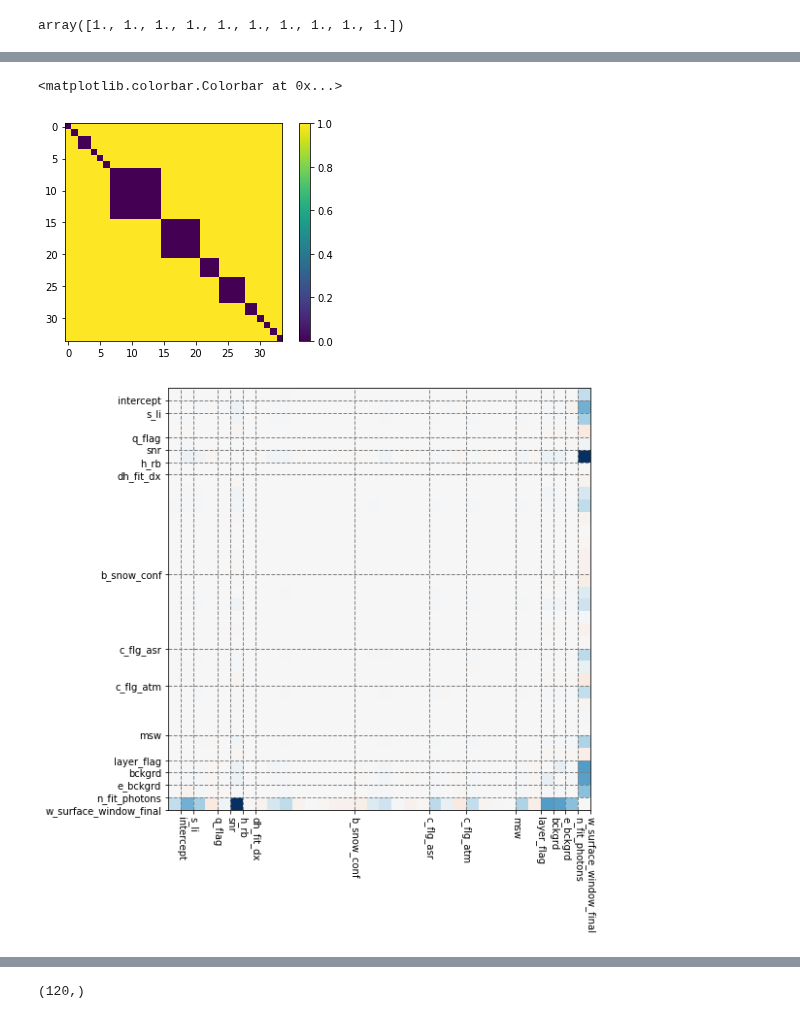
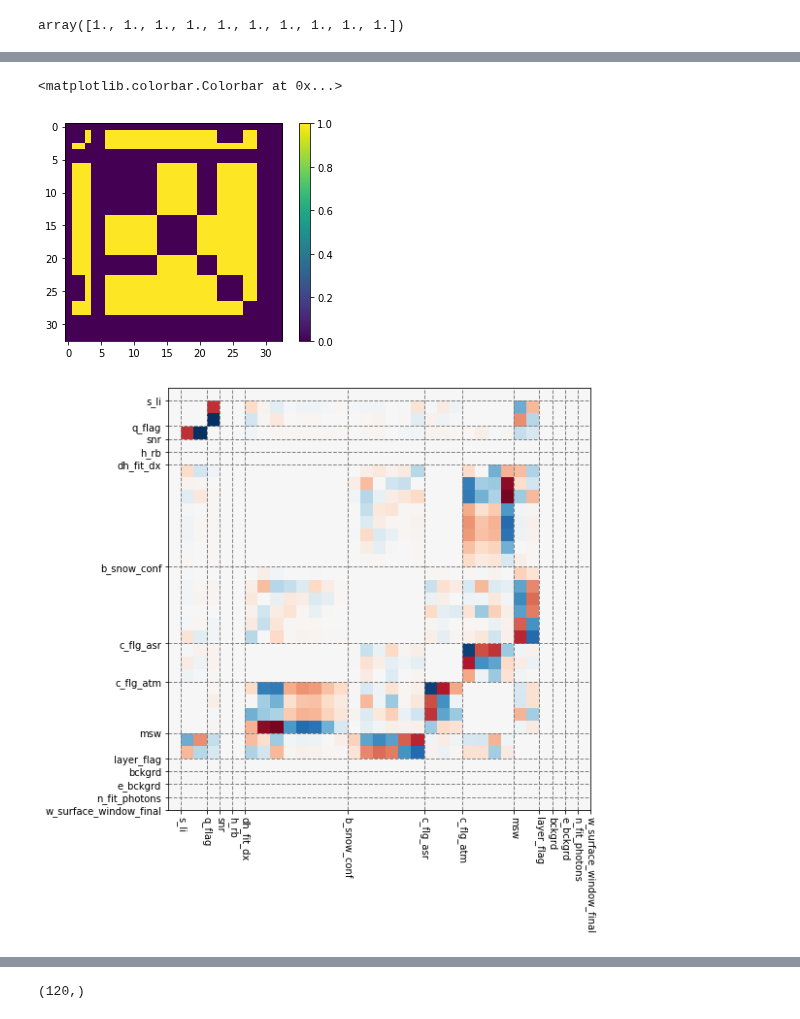
Before and after one commit to ICESAT-2HackWeek/CloudMask, a Jupyter notebook: mixed_graphical_model.ipynb, the cells around one changed output, grey strips where cells are left out. Saved outputs shown, nothing was run; the diff lists cells and outputs as text; code cells hidden in the pictures.

```diff
--- a/mixed_graphical_model.ipynb
+++ b/mixed_graphical_model.ipynb
@@ -308,7 +308,7 @@ class full_loss(rr.smooth_atom):
                  initial=None):
 
         (self.X,
-         self.symmetrize) = (X, symmetrize)
+         self.symmetrize) = (X.copy(), symmetrize)
 
         # create individual losses
         # categorical / binary
@@ -319,23 +319,26 @@ class full_loss(rr.smooth_atom):
 
         idx_cont = 0
         self.desc = []
+        self.sum_sq = []
         for var, dtype, idx in desc:
             if dtype in ['binary', 'categorical']:
-                response = X[:,idx]
+                response = self.X[:,idx]
                 self.desc.append((var, dtype, idx,
                                   multinomial_loglike(response.shape,
                                                       response),
                                   None))
             elif dtype == 'continuous':
-                response = np.squeeze(X[:,idx]) # it will be a 2D array
+                response = np.squeeze(self.X[:,idx]) # it will be a 2D array
                 if var not in ['snr', 'w_surface_window_final', 'intercept']:
                     l, u = np.percentile(response, [5, 95]) # quick and dirty cleaning..
                     response = np.clip(response, l, u)
                 elif var == 'w_surface_window_final':
                     l, u = np.percentile(response, [2, 98]) # quick and dirty cleaning..
                     response = np.clip(response, l, u)
+                response -= np.mean(response)
                 response /= np.std(response)
-                X[:,idx] = response[:,None]
+                self.X[:,idx] = response[:,None]
+                self.sum_sq.append((response**2).sum())
                 self.desc.append((var, dtype, idx,
                                   gaussian_loglike(response.shape,
                                                    response),
@@ -353,7 +356,7 @@ class full_loss(rr.smooth_atom):
 
         self.matrix_slice = slice(0, X.shape[1]**2, None)
         self.scale_slice = slice(X.shape[1]**2, X.shape[1]**2 + idx_cont, None)
-
+        self.sum_sq = np.array(self.sum_sq)
         self._grad_buff = np.zeros((X.shape[1],
                                     X.shape[1]))
 
@@ -362,6 +365,7 @@ class full_loss(rr.smooth_atom):
         arg = self.apply_offset(arg)
         matrix_arg = arg[self.matrix_slice].reshape((self._grad_buff.shape))
         scale_arg = arg[self.scale_slice]
+        scale_arg = np.maximum(scale_arg, 1.e-14)
         scale_grad = np.zeros_like(scale_arg)
         full_grad = np.zeros(self.shape)
         eta = natural_param = self.X.dot(matrix_arg) # same shape as X
@@ -370,21 +374,22 @@ class full_loss(rr.smooth_atom):
         # diagonal blocks to have np.inf
         # weight, these parameters will be zero
         # so column j of eta above is really only summing over k != j
-        scale_grad_idx = 0
         _f = []
         _g = []
         for _, _, _slice, _loss, _scale_idx in self.desc:
             if _loss is not None:
-                if _scale_idx is not None:
+                if _scale_idx is not None: # continuous variable
                     _scale = scale_arg[_scale_idx]
-                    _fval, _gval = _loss.smooth_objective(np.squeeze(eta[:,_slice]) /
+                    _eta = np.squeeze(eta[:,_slice])
+                    _fval, _gval = _loss.smooth_objective(_eta /
                                                           _scale, 'both')
-                    scale_grad[scale_grad_idx] = 0.5 * (- nobs / _scale) + _fval
+                    scale_grad[_scale_idx] = 0.5 * ((- nobs / _scale) +
+                                                        self.sum_sq[_scale_idx] -
+                                                        1. / _scale**2 * (_eta**2).sum())
                     _fval *= _scale
                     _fval += -nobs * 0.5 * np.log(_scale)
-                    scale_grad_idx += 1
                 else:
-                    _fval, _gval = _loss.smooth_objective(np.squeeze(eta[:,_slice]),
+                    _fval, _gval = _loss.smooth_objective(eta[:,_slice],
                                                           'both')
                 _f.append(_fval)
                 _g.append(_reshape(_gval))
@@ -439,7 +446,7 @@ $$
 R, C = np.zeros((2, X.shape[1], X.shape[1]), np.int)
 var_names = list(D.columns) + ['intercept']
 
-for l, r in product(desc3, desc3):
+for l, r in product(desc2, desc2):
     l_slice = l[2]
     r_slice = r[2]
     R[l_slice][:,r_slice] = R[r_slice][:,l_slice] = var_names.index(r[0])
@@ -489,7 +496,7 @@ len(groups), groups[:40]
 # %%
 weights = {}
 covs = {}
-for d in desc3:
+for d in desc2:
     X_ = X[:,d[2]] * 1.
     X_ = X_ - X_.mean(0)
     C_ = X_.T.dot(X_) / X_.shape[0]
@@ -535,5 +542,6 @@ X[:,0][:10]
 # %% [output]
 array([1., 1., 1., 1., 1., 1., 1., 1., 1., 1.])
 # %%
+problem.coefs[:] = 0
 problem.coefs[-8:] = 1.
 # %%
@@ -571,24 +584,26 @@ AttributeError: 'simple_problem' object has no attribute 'solver_results'
 # %%
 matrix_soln = problem.coefs[loss.matrix_slice].reshape((X.shape[1], X.shape[1]))
+matrix_soln = matrix_soln[1:][:,1:]
 plt.imshow(matrix_soln != 0)
+matrix_soln = np.sign(matrix_soln) * np.log(np.fabs(matrix_soln)+1)
 plt.colorbar()
 # %% [output]
 <matplotlib.colorbar.Colorbar at 0x...>
-[figure, old version]
+[figure, new version]
 # %%
 f = plt.figure(figsize=(8,8))
 ax = plt.gca()
 ax.imshow(matrix_soln, cmap='RdBu', interpolation='nearest', vmin=-np.fabs(matrix_soln).max(),
          vmax=np.fabs(matrix_soln).max())
 ylim, xlim = ax.get_ylim(), ax.get_xlim()
-ax.xaxis.set_ticks(np.cumsum([X[:,d[2]].shape[1] for d in desc3]) - 0.5)
-ax.yaxis.set_ticks(np.cumsum([X[:,d[2]].shape[1] for d in desc3]) - 0.5)
-ax.set_xticklabels([d[0] for d in desc3], rotation=270)
-ax.set_yticklabels([d[0] for d in desc3])
+ax.xaxis.set_ticks(np.cumsum([X[:,d[2]].shape[1] for d in desc2[1:]]) - 0.5)
+ax.yaxis.set_ticks(np.cumsum([X[:,d[2]].shape[1] for d in desc2[1:]]) - 0.5)
+ax.set_xticklabels([d[0] for d in desc2[1:]], rotation=270)
+ax.set_yticklabels([d[0] for d in desc2[1:]])
 ax.grid(color='gray', linewidth=1, linestyle='--')
 f
 # %% [output]
-[figure, old version]
+[figure, new version]
 # %%
 matrix_soln.min()
 # %% [output]
```
Also changed, not shown: parts of 19 cells of this notebook, 1 other file.
